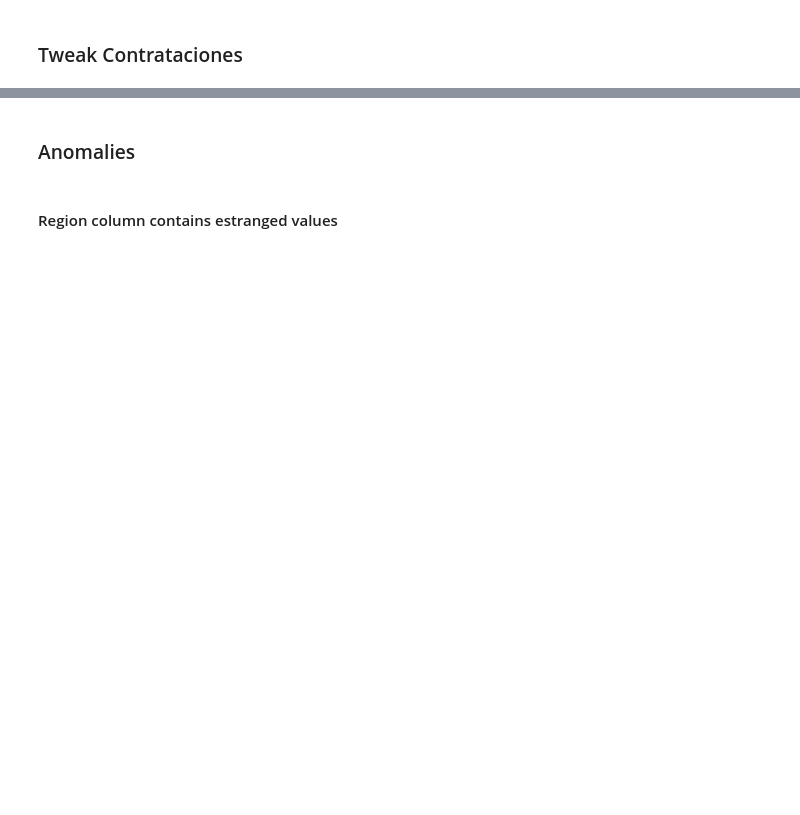
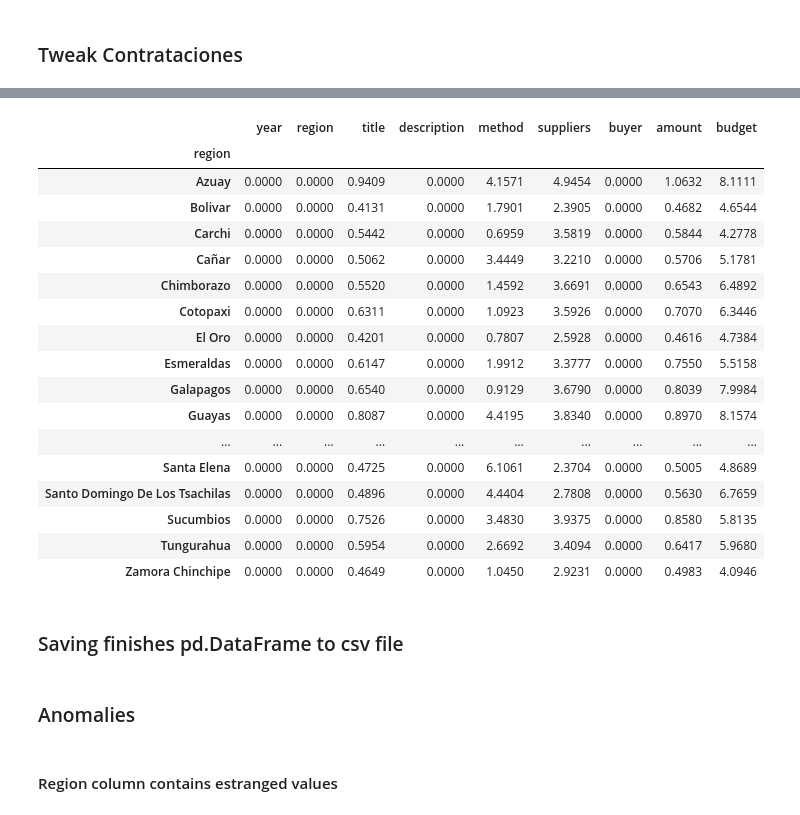
Before and after one commit to DHubAnalytics/contratacion, a Jupyter notebook: notebooks/DBExplor.ipynb, the cells around one changed output, grey strips where cells are left out. Drawn from its saved outputs; the diff is of its cells as text; code cells hidden in the pictures; blank space fills up the shorter version.

Commit message:
Updated notebooks/DBExplor.ipynb with tweak_contrataciones

```diff
--- a/notebooks/DBExplor.ipynb
+++ b/notebooks/DBExplor.ipynb
@@ -155,2 +237,31 @@ for size in ['float16', 'float32', 'float64']:
 # %% [markdown]
 ### Tweak Contrataciones
+# %%
+def tweak_contrataciones(df):
+    return (df
+            .drop_duplicates()
+            .drop(columns='ocid')
+            .loc[(~df.region.str.contains('^\s\d\d?')),]
+            .applymap(lambda tx: tx.strip().title() if isinstance(tx, str) else tx)
+            .replace(to_replace=['None'], value=np.nan)
+            .assign(year=lambda df_:df_.year.astype('int16'),
+                    **{c: lambda df_, c=c:df_[c].astype('float32') for c in ['budget', 'amount']},
+                    region=lambda df_:(df_
+                                       .region
+                                       .astype('category')),
+                    description=lambda df_:(df
+                                            .description
+                                            .replace(to_replace=['Orden De Compra Para Adquirir Los Siguientes Productos:\s?\s?', '^\s?\s?\?.?.dquisici.n Del?\s'],
+                                                     value='',
+                                                     regex=True)
+                                            .astype('category')),
+                    method=lambda df_:(df_
+                                       .method
+                                       .mask(cond=lambda s:~s.isin(['Direct', 'Selective', 'Open', 'Limited']))
+                                       .astype('category')),
+                    **{c:lambda df_, c=c:df_[c].str.strip().str.title() for c in ['suppliers', 'buyer']}
+                   )
+            .set_index('date')
+           )
+# %%
+df_cc = tweak_contrataciones(df)
@@ -156,0 +305,29 @@ for size in ['float16', 'float32', 'float64']:
+# %%
+(df_cc
+ .isna()
+ .groupby(df_cc.region)
+ .mean()
+ .style
+ .format(lambda n: '{:.4f}'.format(n*100))
+)
+# %% [output]
+|  | year | region | title | description | method | suppliers | buyer | amount | budget |
+| region |  |  |  |  |  |  |  |  |  |
+| Azuay | 0.0000 | 0.0000 | 0.9409 | 0.0000 | 4.1571 | 4.9454 | 0.0000 | 1.0632 | 8.1111 |
+| Bolivar | 0.0000 | 0.0000 | 0.4131 | 0.0000 | 1.7901 | 2.3905 | 0.0000 | 0.4682 | 4.6544 |
+| Carchi | 0.0000 | 0.0000 | 0.5442 | 0.0000 | 0.6959 | 3.5819 | 0.0000 | 0.5844 | 4.2778 |
+| Cañar | 0.0000 | 0.0000 | 0.5062 | 0.0000 | 3.4449 | 3.2210 | 0.0000 | 0.5706 | 5.1781 |
+| Chimborazo | 0.0000 | 0.0000 | 0.5520 | 0.0000 | 1.4592 | 3.6691 | 0.0000 | 0.6543 | 6.4892 |
+| Cotopaxi | 0.0000 | 0.0000 | 0.6311 | 0.0000 | 1.0923 | 3.5926 | 0.0000 | 0.7070 | 6.3446 |
+| El Oro | 0.0000 | 0.0000 | 0.4201 | 0.0000 | 0.7807 | 2.5928 | 0.0000 | 0.4616 | 4.7384 |
+| Esmeraldas | 0.0000 | 0.0000 | 0.6147 | 0.0000 | 1.9912 | 3.3777 | 0.0000 | 0.7550 | 5.5158 |
+| Galapagos | 0.0000 | 0.0000 | 0.6540 | 0.0000 | 0.9129 | 3.6790 | 0.0000 | 0.8039 | 7.9984 |
+| Guayas | 0.0000 | 0.0000 | 0.8087 | 0.0000 | 4.4195 | 3.8340 | 0.0000 | 0.8970 | 8.1574 |
+| ... | ... | ... | ... | ... | ... | ... | ... | ... | ... |
+| Santa Elena | 0.0000 | 0.0000 | 0.4725 | 0.0000 | 6.1061 | 2.3704 | 0.0000 | 0.5005 | 4.8689 |
+| Santo Domingo De Los Tsachilas | 0.0000 | 0.0000 | 0.4896 | 0.0000 | 4.4404 | 2.7808 | 0.0000 | 0.5630 | 6.7659 |
+| Sucumbios | 0.0000 | 0.0000 | 0.7526 | 0.0000 | 3.4830 | 3.9375 | 0.0000 | 0.8580 | 5.8135 |
+| Tungurahua | 0.0000 | 0.0000 | 0.5954 | 0.0000 | 2.6692 | 3.4094 | 0.0000 | 0.6417 | 5.9680 |
+| Zamora Chinchipe | 0.0000 | 0.0000 | 0.4649 | 0.0000 | 1.0450 | 2.9231 | 0.0000 | 0.4983 | 4.0946 |
+# %% [markdown]
+### Saving finishes pd.DataFrame to csv file
```
Also changed, not shown: parts of 29 cells of this notebook.
